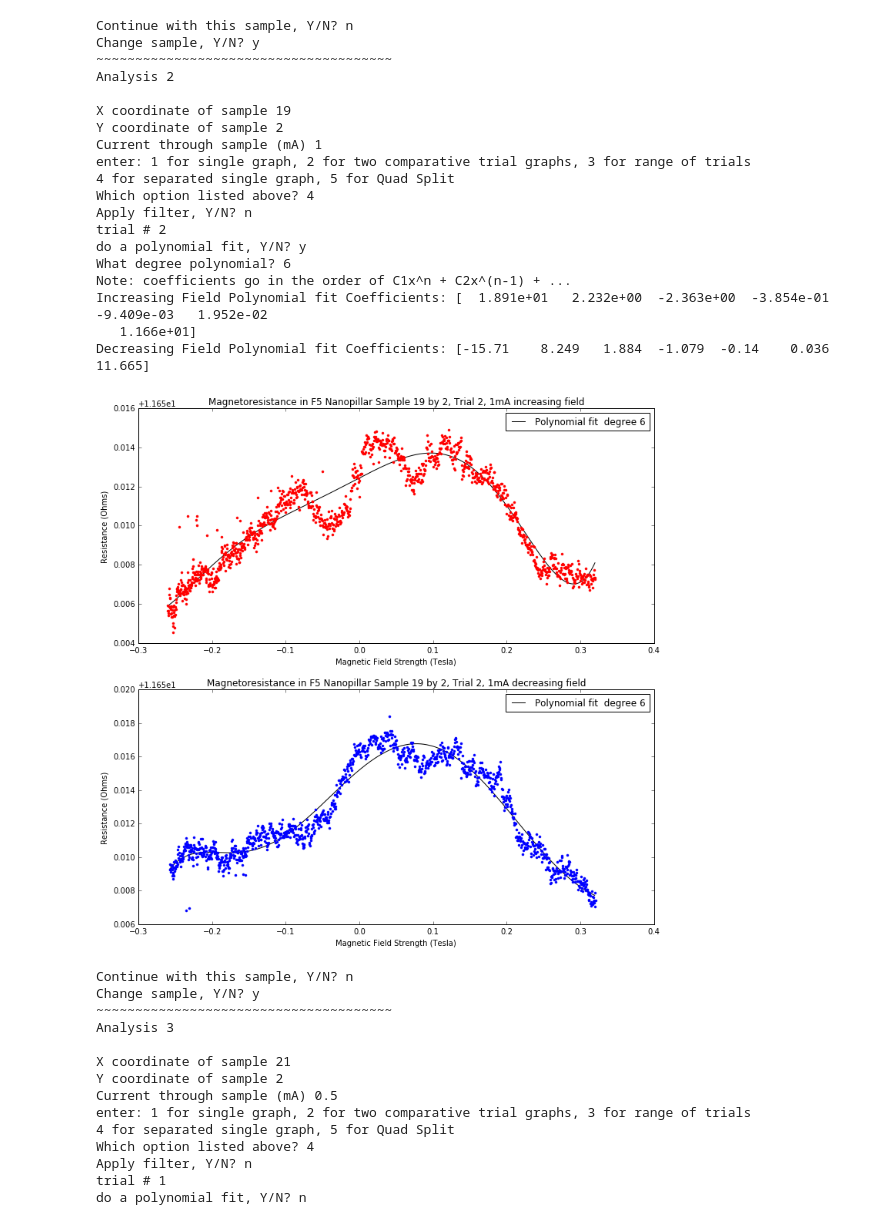
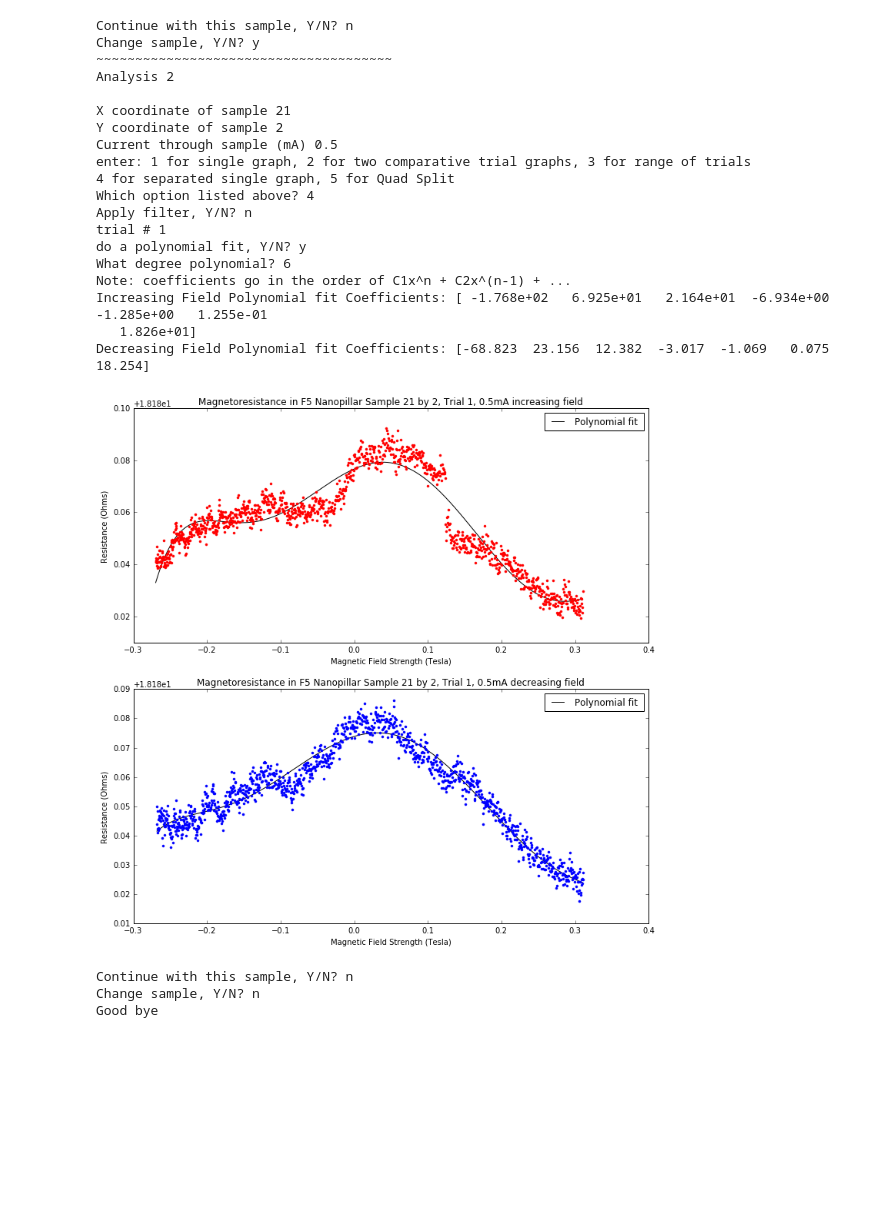
Before and after one commit to caspar/KentLab, a Jupyter notebook: FileSelector.ipynb, the cells around one changed output. Cells and saved outputs as stored; diff of their text form; code cells hidden in the pictures; blank space fills up the shorter version.

Commit message:
update
fixed poly fit issue for the 0.5 mA sample

```diff
--- a/FileSelector.ipynb
+++ b/FileSelector.ipynb
@@ -210,7 +210,7 @@ while sample == 1:
                             plt.title((title+DyeX+' by '+DyeY+', Trial '+str(j)+', '+str(Current)+'mA increasing field'))
                         else:
                             plt.title((title+DyeX+' by '+DyeY+', Trial '+str(j)+', '+str(Current)+'mA decreasing field'))
-                        plt.plot(xfit,yfit,'b-',color = color[5], label=('Polynomial fit '+ ' degree '+str(n))) #+str(a)
+                        plt.plot(xfit,yfit,'b-',color = color[5], label=('Polynomial fit '))#+str(a)+ ' degree '+str(n)))
                         plt.ylabel("Resistance (Ohms)");
                         plt.xlabel("Magnetic Field Strength (Tesla)");
                         plt.plot(x,y, '.', color = color2[a])
@@ -380,34 +380,23 @@ Decreasing Field Polynomial fit Coefficients: [ -0.022  17.668]
 Continue with this sample, Y/N? n
 Change sample, Y/N? y
 ~~~~~~~~~~~~~~~~~~~~~~~~~~~~~~~~~~~~~~
 Analysis 2
 
-X coordinate of sample 19
+X coordinate of sample 21
 Y coordinate of sample 2
-Current through sample (mA) 1
+Current through sample (mA) 0.5
 enter: 1 for single graph, 2 for two comparative trial graphs, 3 for range of trials
 4 for separated single graph, 5 for Quad Split
 Which option listed above? 4
 Apply filter, Y/N? n
-trial # 2
+trial # 1
 do a polynomial fit, Y/N? y
 What degree polynomial? 6
 Note: coefficients go in the order of C1x^n + C2x^(n-1) + ...
-Increasing Field Polynomial fit Coefficients: [  1.891e+01   2.232e+00  -2.363e+00  -3.854e-01  -9.409e-03   1.952e-02
-   1.166e+01]
-Decreasing Field Polynomial fit Coefficients: [-15.71    8.249   1.884  -1.079  -0.14    0.036  11.665]
+Increasing Field Polynomial fit Coefficients: [ -1.768e+02   6.925e+01   2.164e+01  -6.934e+00  -1.285e+00   1.255e-01
+   1.826e+01]
+Decreasing Field Polynomial fit Coefficients: [-68.823  23.156  12.382  -3.017  -1.069   0.075  18.254]
-[figure, old version]
+[figure, new version]
 Continue with this sample, Y/N? n
-Change sample, Y/N? y
-~~~~~~~~~~~~~~~~~~~~~~~~~~~~~~~~~~~~~~
-Analysis 3
-
-X coordinate of sample 21
-Y coordinate of sample 2
-Current through sample (mA) 0.5
-enter: 1 for single graph, 2 for two comparative trial graphs, 3 for range of trials
-4 for separated single graph, 5 for Quad Split
-Which option listed above? 4
-Apply filter, Y/N? n
-trial # 1
-do a polynomial fit, Y/N? n
+Change sample, Y/N? n
+Good bye
```
Also changed, not shown: parts of 2 cells of this notebook.
